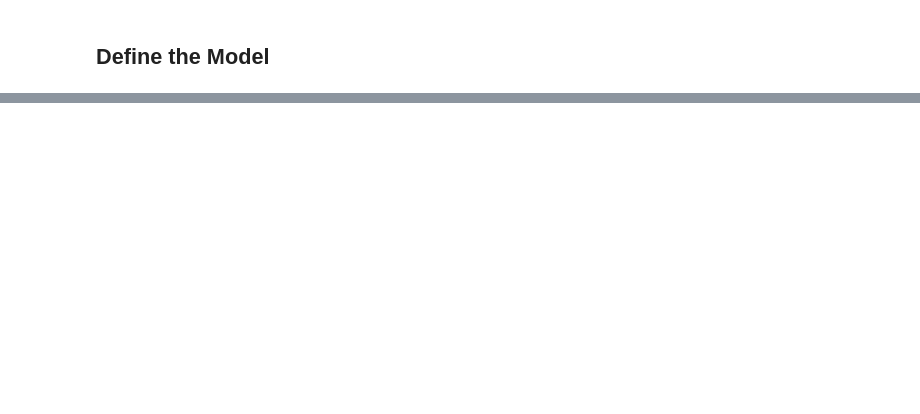
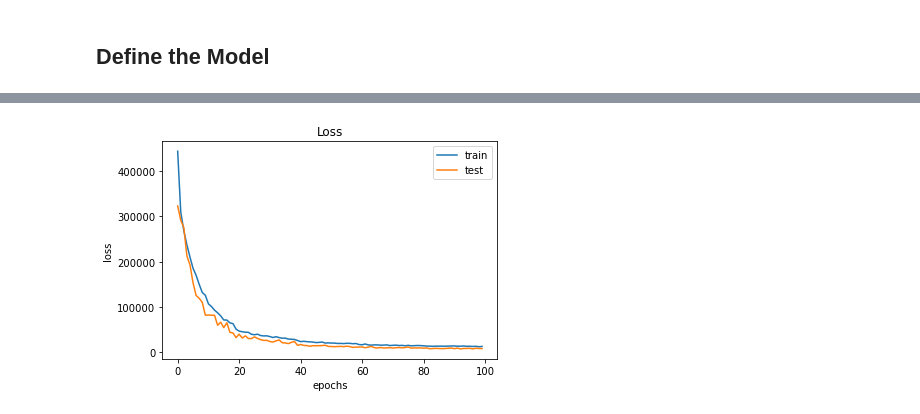
Before and after one commit to Lexie88rus/PulmonaryFibrosisProgression, a Jupyter notebook: Pulmonary_Fibrosis_Starter.ipynb, the cells around one changed output, grey strips where cells are left out. Cells and saved outputs as stored; diff of their text form; code cells hidden in the pictures; blank space fills up the shorter version.

```diff
--- a/Pulmonary_Fibrosis_Starter.ipynb
+++ b/Pulmonary_Fibrosis_Starter.ipynb
@@ -300,0 +369,12 @@ for img, labels in sample_trainloader:
+# %%
+# set loss function
+criterion = nn.MSELoss()
+
+# set optimizer, only train the classifier parameters, feature parameters are frozen
+optimizer = Adam(model.parameters(), lr=learning_rate)
+
+scheduler = StepLR(optimizer, step_size=20, gamma=0.5)
+# %%
+# setup training device
+device = torch.device('cuda:0' if torch.cuda.is_available() else "cpu")
+device
@@ -300,0 +383,6 @@ for img, labels in sample_trainloader:
+# %%
+train_stats = pd.DataFrame(columns = ['Epoch', 'Time per epoch', 'Avg time per step', 'Train loss','Test loss',
+                                     'Learning Rate'])
+# %%
+#train the model
+model = model.to(device)
@@ -300,0 +539,13 @@ for img, labels in sample_trainloader:
+# %%
+train_loss = train_stats['Train loss'].values
+test_loss = train_stats['Test loss'].values
+plt.plot(range(len(train_loss)), train_loss, label='train')
+plt.plot(range(len(test_loss)), test_loss, label='test')
+
+plt.title('Loss')
+plt.xlabel('epochs')
+plt.ylabel('loss')
+plt.legend()
+plt.show()
+# %% [output]
+[figure, added]
```
Also changed, not shown: parts of 19 cells of this notebook.
